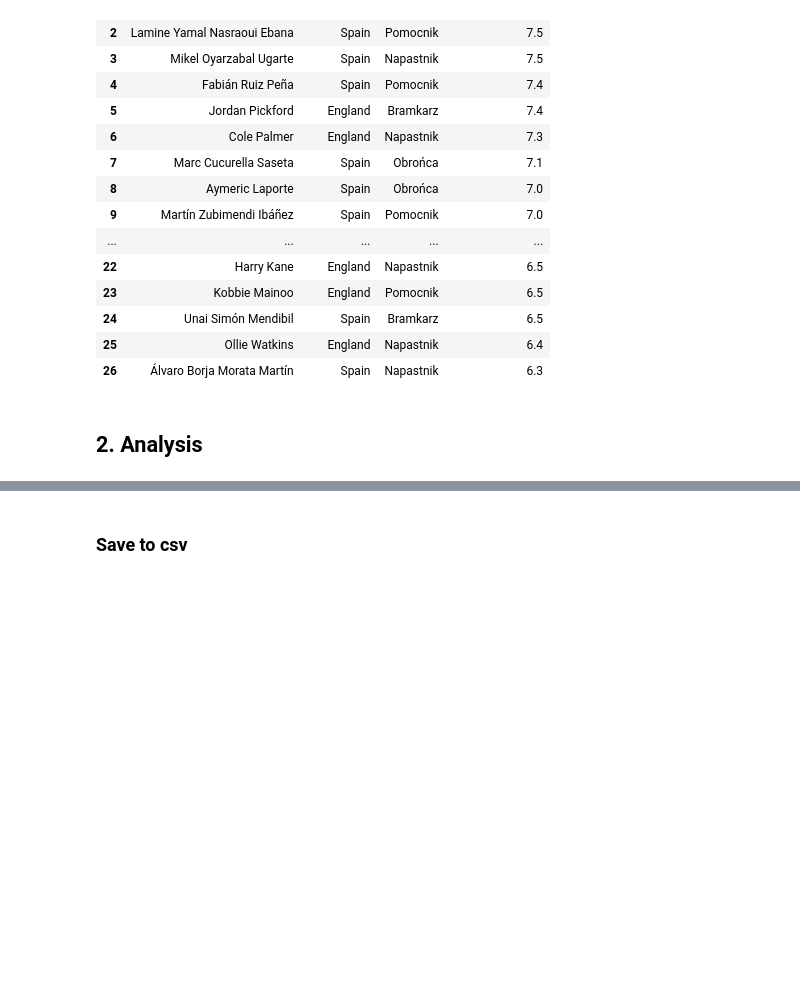
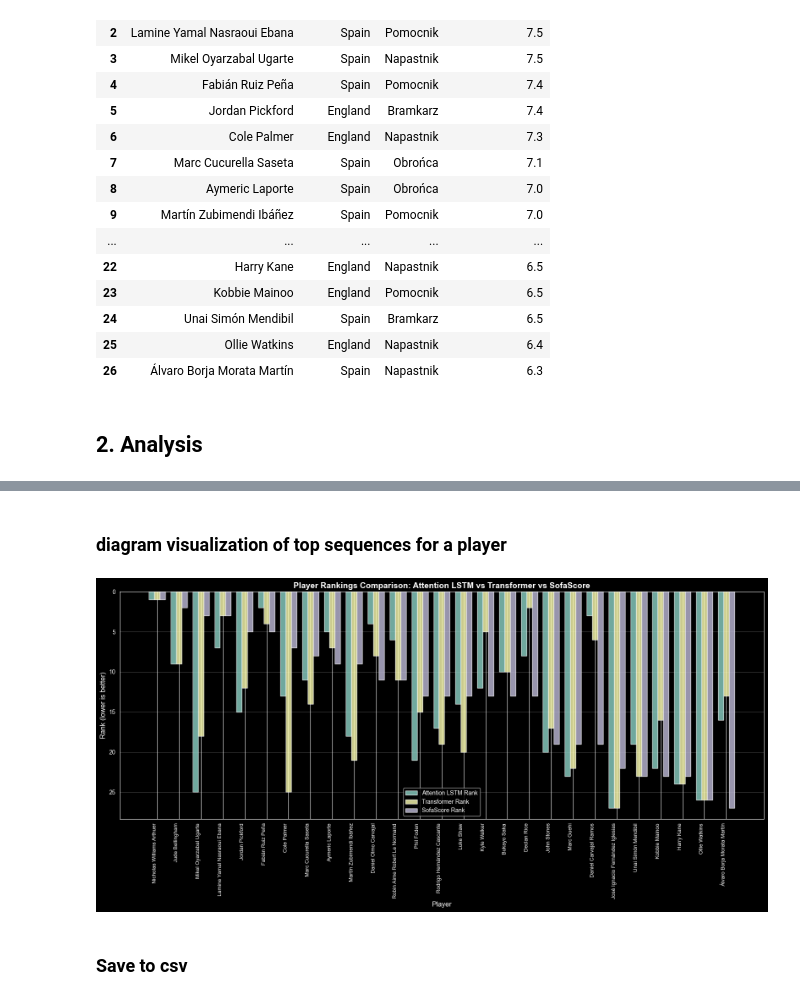
Before and after one commit to tmorcinek/statsbomb-scout, a Jupyter notebook: analysis_players.ipynb, the cells around one changed output, grey strips where cells are left out. Saved outputs shown, nothing was run; the diff lists cells and outputs as text; code cells hidden in the pictures; blank space fills up the shorter version.

```diff
--- a/analysis_players.ipynb
+++ b/analysis_players.ipynb
@@ -117,3 +200,44 @@ all_ratings
+# %% [markdown]
+### diagram visualization of top sequences for a player
+# %%
+# Prepare data for grouped bar chart
+df_plot = all_ratings.copy()
+
+# Create ranks for each rating (lower rank = better)
+df_plot['attn_rank'] = df_plot['attention_lstm_total_value'].rank(ascending=False, method='min')
+df_plot['tr_rank'] = df_plot['transformer_total_value'].rank(ascending=False, method='min')
+df_plot['sofa_rank'] = df_plot['sofascore_rating'].rank(ascending=False, method='min')
+
+# Sort by sofascore_rating
+df_plot = df_plot.sort_values('sofascore_rating', ascending=False)
+
+# Create figure
+fig, ax = plt.subplots(figsize=(16, 8))
+
+# X-axis positions
+x = np.arange(len(df_plot))
+width = 0.25
+
+# Create bars for each ranking
+bars1 = ax.bar(x - width, df_plot['attn_rank'], width, label='Attention LSTM Rank', alpha=0.8)
+bars2 = ax.bar(x, df_plot['tr_rank'], width, label='Transformer Rank', alpha=0.8)
+bars3 = ax.bar(x + width, df_plot['sofa_rank'], width, label='SofaScore Rank', alpha=0.8)
+
+# Customize plot
+ax.set_xlabel('Player', fontsize=12)
+ax.set_ylabel('Rank (lower is better)', fontsize=12)
+ax.set_title('Player Rankings Comparison: Attention LSTM vs Transformer vs SofaScore', fontsize=14, fontweight='bold')
+ax.set_xticks(x)
+ax.set_xticklabels(df_plot['player_name'], rotation=90, ha='right', fontsize=9)
+ax.legend(fontsize=10)
+ax.grid(True, axis='y', alpha=0.3)
+ax.invert_yaxis()  # Lower rank = better (at top)
+
+plt.tight_layout()
+plt.savefig("generated/ratings/player_rank_comparison.png", dpi=300, bbox_inches='tight')
+plt.show()
+# %% [output]
+[figure, added]
 # %% [markdown]
 ### Save to csv
 # %%
```
Also changed, not shown: parts of 11 cells of this notebook, 4 other files.
